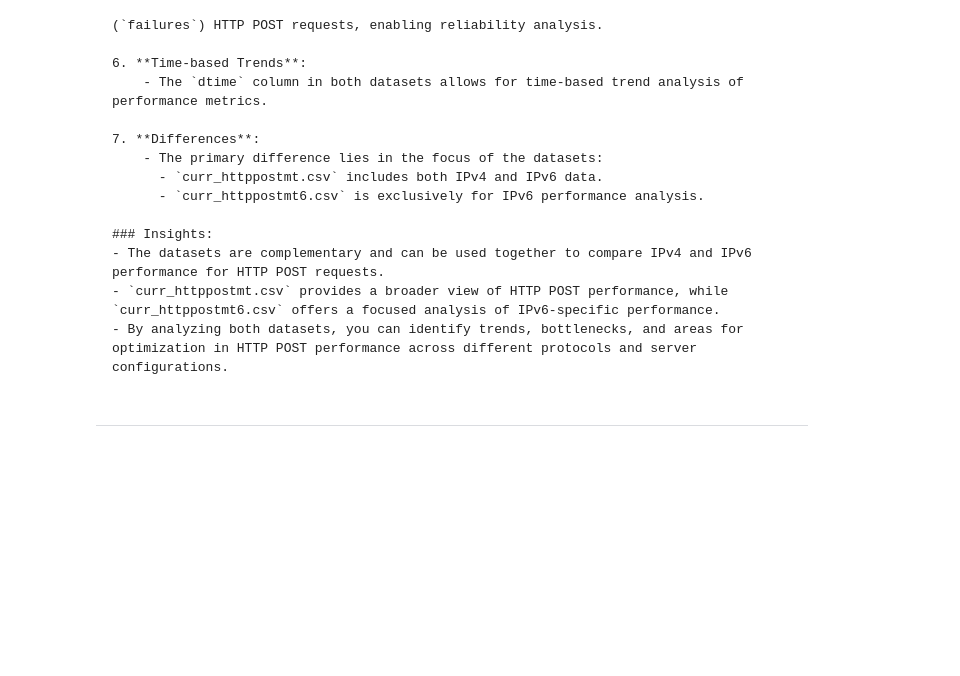
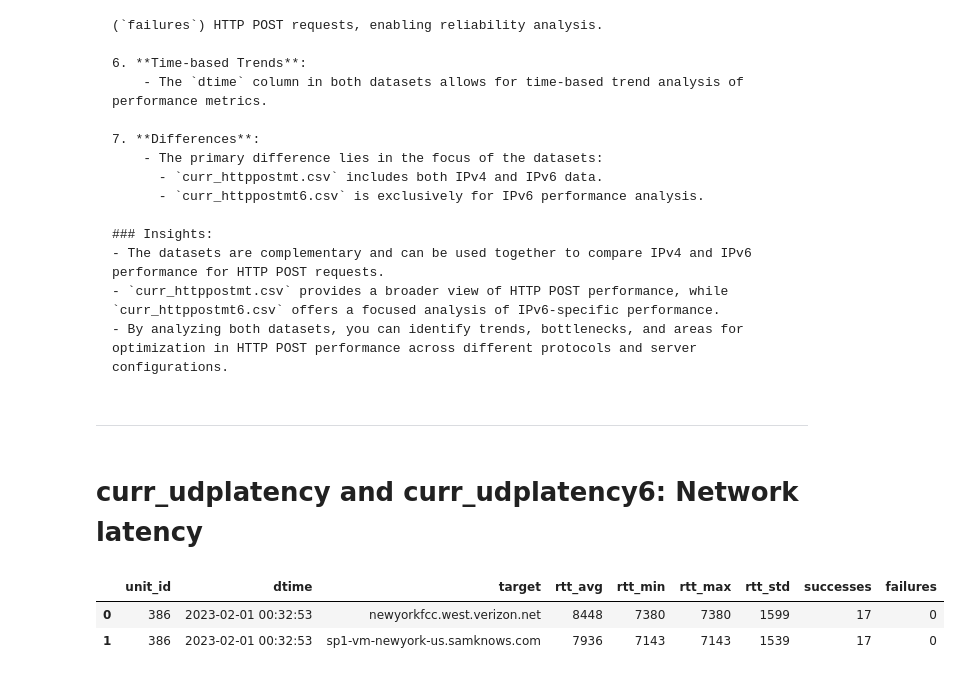
Before and after one commit to Mohammed-abdulaziz-eisa/WBS-MBA, a Jupyter notebook: notebooks/01_data_exploration.ipynb, the cells around one changed output. Drawn from its saved outputs; the diff is of its cells as text; code cells hidden in the pictures; blank space fills up the shorter version.

Commit message:
feat(eda): initial data exploration of fcc broadband performace datasets

````diff
--- a/notebooks/01_data_exploration.ipynb
+++ b/notebooks/01_data_exploration.ipynb
@@ -224,3 +224,12 @@ The datasets `curr_httppostmt.csv` and `curr_httppostmt6.csv` represent performa
 ```
 # %% [markdown]
 ---
+# %% [markdown]
+# curr_udplatency and curr_udplatency6: Network latency
+# %%
+df_udplatency = pd.read_csv('../data/raw/curr_udplatency.csv')
+df_udplatency.head(2)
+# %% [output]
+|  | unit_id | dtime | target | rtt_avg | rtt_min | rtt_max | rtt_std | successes | failures |
+| 0 | 386 | 2023-02-01 00:32:53 | newyorkfcc.west.verizon.net | 8448 | 7380 | 7380 | 1599 | 17 | 0 |
+| 1 | 386 | 2023-02-01 00:32:53 | sp1-vm-newyork-us.samknows.com | 7936 | 7143 | 7143 | 1539 | 17 | 0 |
````
Also changed, not shown: parts of 9 cells of this notebook.
